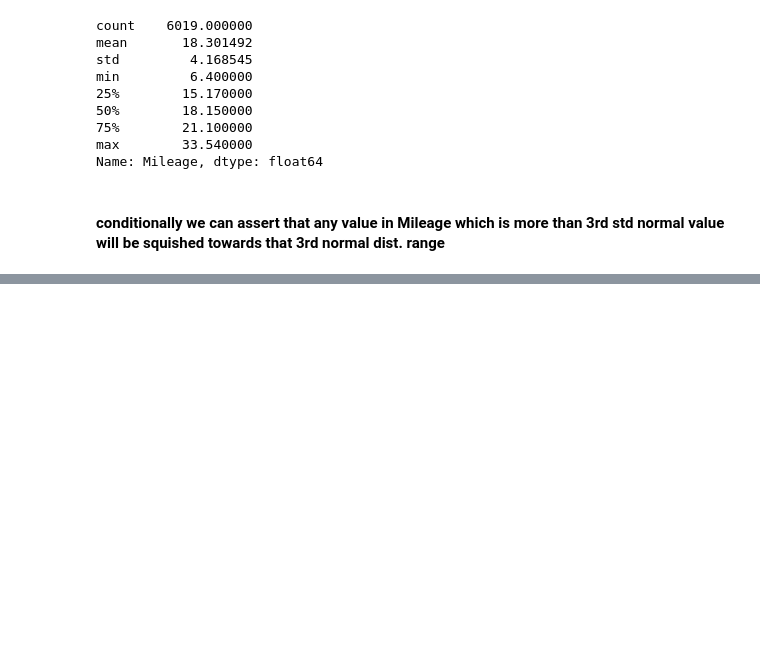
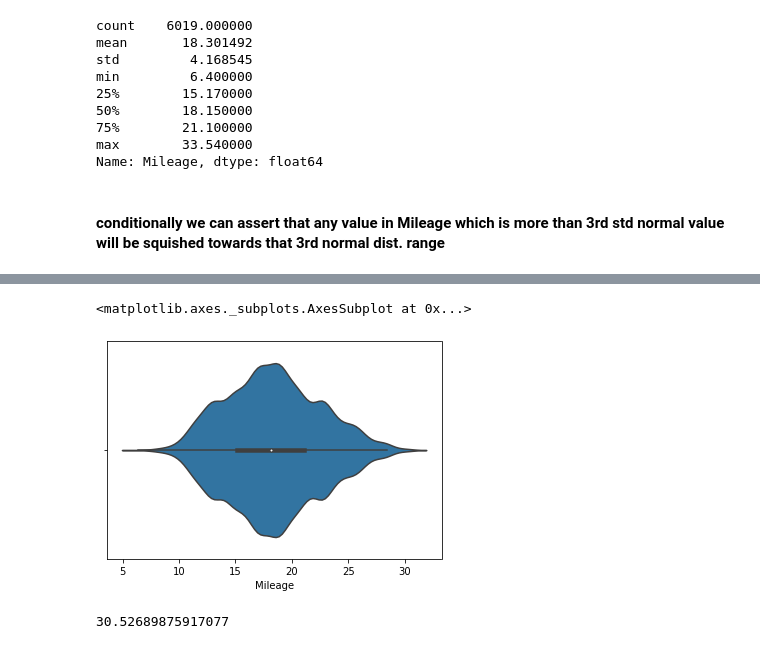
Before and after one commit to Techseeker-404/Project, a Jupyter notebook: car.ipynb, the cells around one changed output, grey strips where cells are left out. Saved outputs shown, nothing was run; the diff lists cells and outputs as text; code cells hidden in the pictures; blank space fills up the shorter version.

```diff
--- a/car.ipynb
+++ b/car.ipynb
@@ -529,2 +541,10 @@ df_train['Mileage'] = np.where(df_train.Mileage > mil_outlr_adj ,30,df_train.Mil
 # %%
-sns.violinplot(df_train.Mie)
+sns.violinplot(df_train.Mileage)
+# %% [output]
+<matplotlib.axes._subplots.AxesSubplot at 0x...>
+[figure, added]
+# %%
+miltes_outlr_adj = df_test.Mileage.mean() + 3 * df_test.Mileage.std()
+miltes_outlr_adj
+# %% [output]
+30.52689875917077
```
Also changed, not shown: parts of 20 cells of this notebook.
